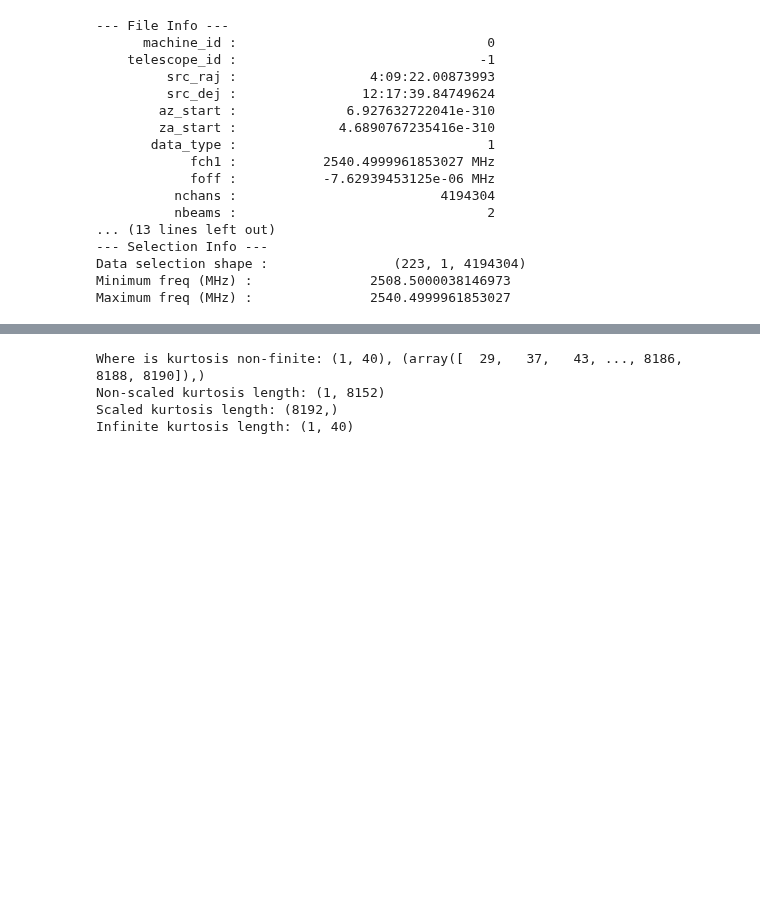
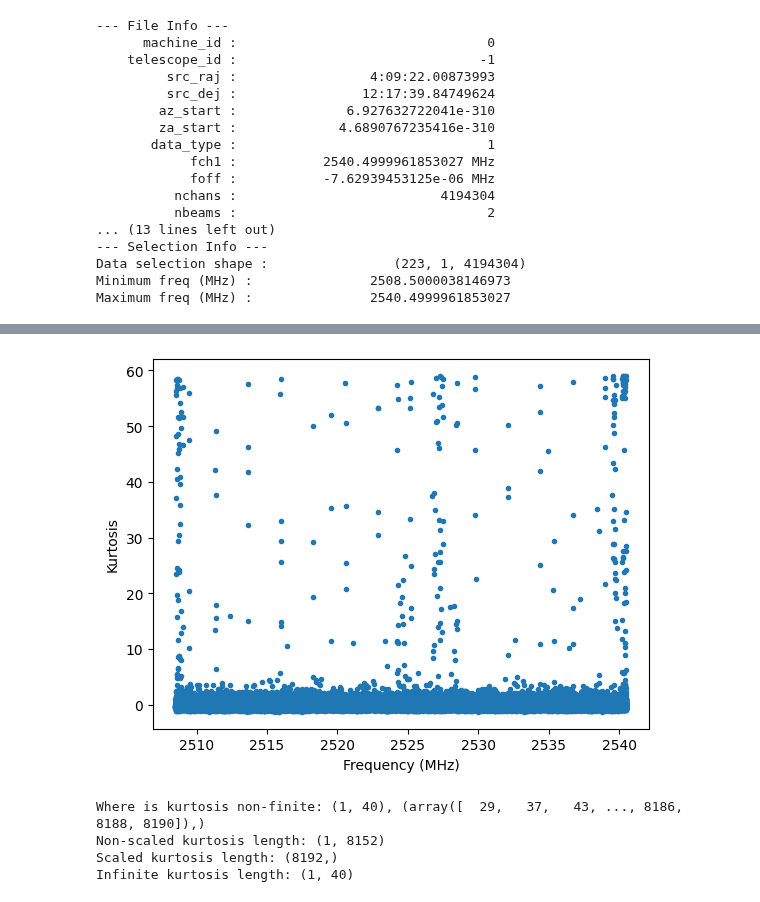
Before and after one commit to jareds-laf/playing-with-cosmic-data, a Jupyter notebook: filterbank/filterbank_rfi_id_kurtosis.ipynb, the cells around one changed output, grey strips where cells are left out. Cells and saved outputs as stored; diff of their text form; code cells hidden in the pictures; blank space fills up the shorter version.

```diff
--- a/filterbank/filterbank_rfi_id_kurtosis.ipynb
+++ b/filterbank/filterbank_rfi_id_kurtosis.ipynb
@@ -252,3 +187,8 @@ kurts2 = plot_tavg_kurtosis(water6, 8192)
+# %%
+# kurts1 = plot_tavg_kurtosis(water6, 8192)
+kurts2 = plot_tavg_kurtosis(water6, 2**16)
+# %% [output]
+[figure, added]
 # %%
 plot_tavg_kurtosis_scale(water6, 8192)
 # %% [output]
```
Also changed, not shown: parts of 9 cells of this notebook.
